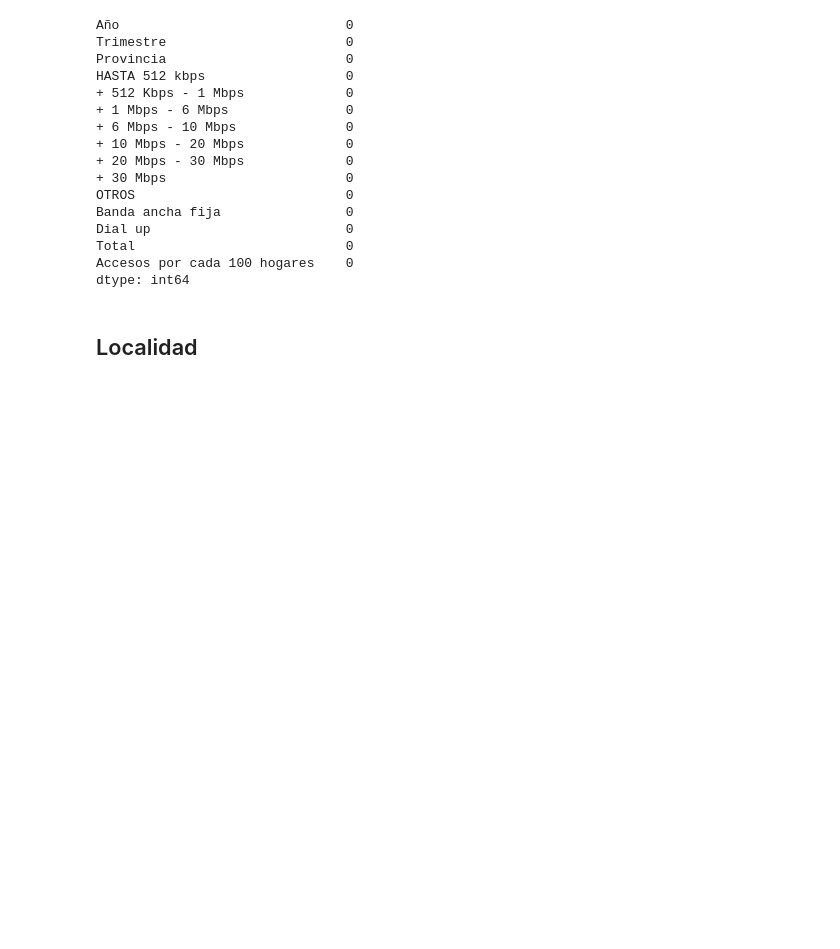
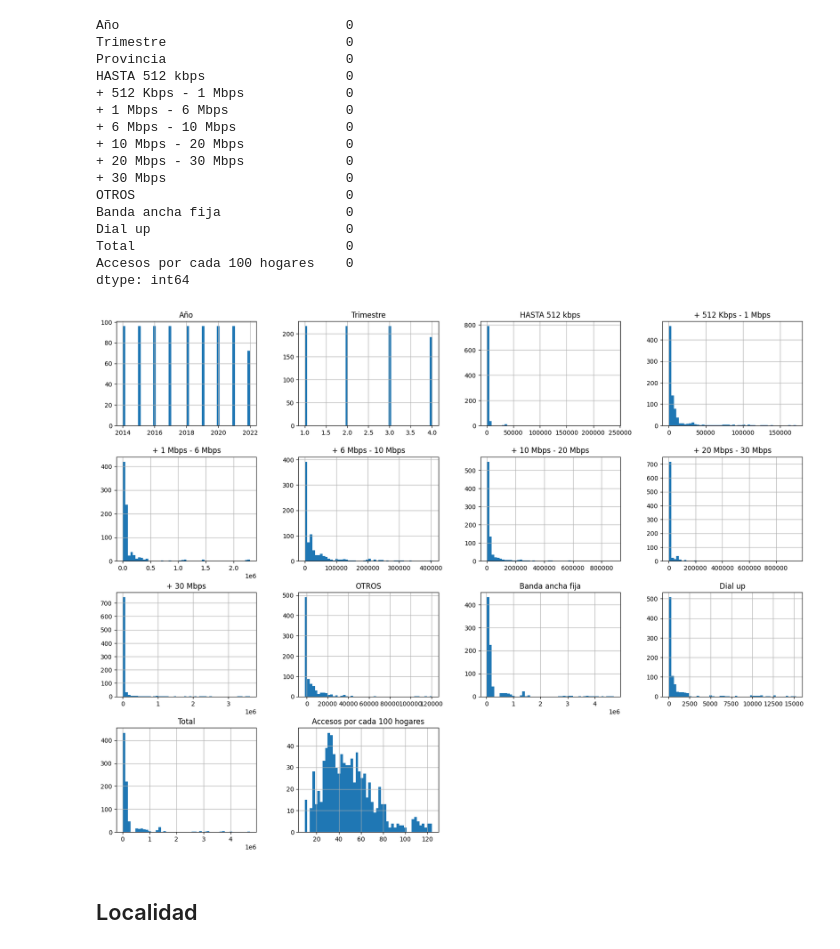
Before and after one commit to Gaston-Re/PI_02_DA, a Jupyter notebook: EDA.ipynb, the cells around one changed output. Cells and saved outputs as stored; diff of their text form; code cells hidden in the pictures; blank space fills up the shorter version.

```diff
--- a/EDA.ipynb
+++ b/EDA.ipynb
@@ -773,6 +784,11 @@ Dial up                         0
 Total                           0
 Accesos por cada 100 hogares    0
 dtype: int64
+# %%
+df1.hist(bins = 50, figsize= (20,15))
+plt.show()
+# %% [output]
+[figure, added]
 # %% [markdown]
 ## Localidad
 # %%
```
Also changed, not shown: parts of 8 cells of this notebook, 2 other files.
